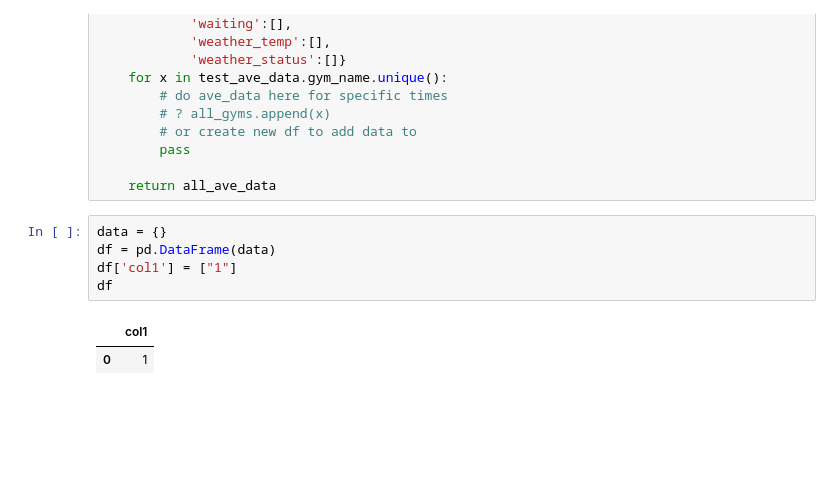
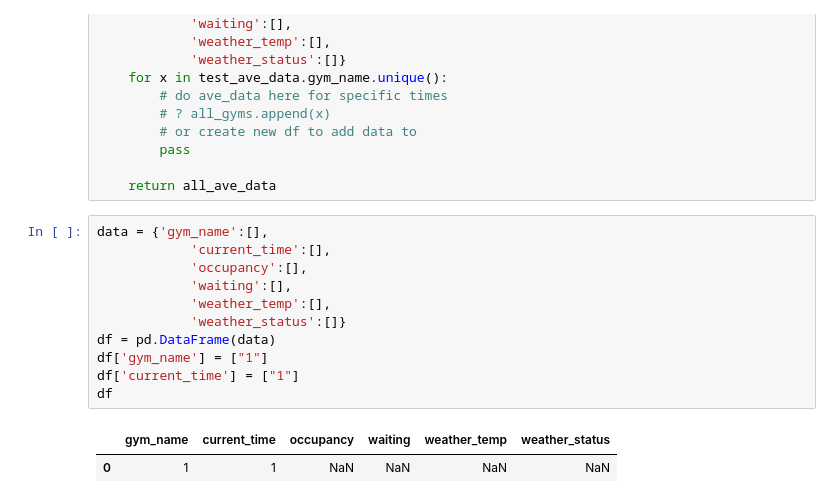
Before and after one commit to anebz/boulder, a Jupyter notebook: notebooks/average_data_for_specific_day.ipynb, the cells around one changed output. Cells and saved outputs as stored; diff of their text form; blank space fills up the shorter version.

```diff
--- a/notebooks/average_data_for_specific_day.ipynb
+++ b/notebooks/average_data_for_specific_day.ipynb
@@ -120,10 +121,16 @@ def test_avg_data_day(chosen_day):
 
     return all_ave_data
 # %%
-data = {}
+data = {'gym_name':[],
+            'current_time':[],
+            'occupancy':[],
+            'waiting':[],
+            'weather_temp':[],
+            'weather_status':[]}
 df = pd.DataFrame(data)
-df['col1'] = ["1"]
+df['gym_name'] = ["1"]
+df['current_time'] = ["1"]
 df
 # %% [output]
-|  | col1 |
-| 0 | 1 |
+|  | gym_name | current_time | occupancy | waiting | weather_temp | weather_status |
+| 0 | 1 | 1 | NaN | NaN | NaN | NaN |
```
Also changed, not shown: parts of 1 cell of this notebook.
